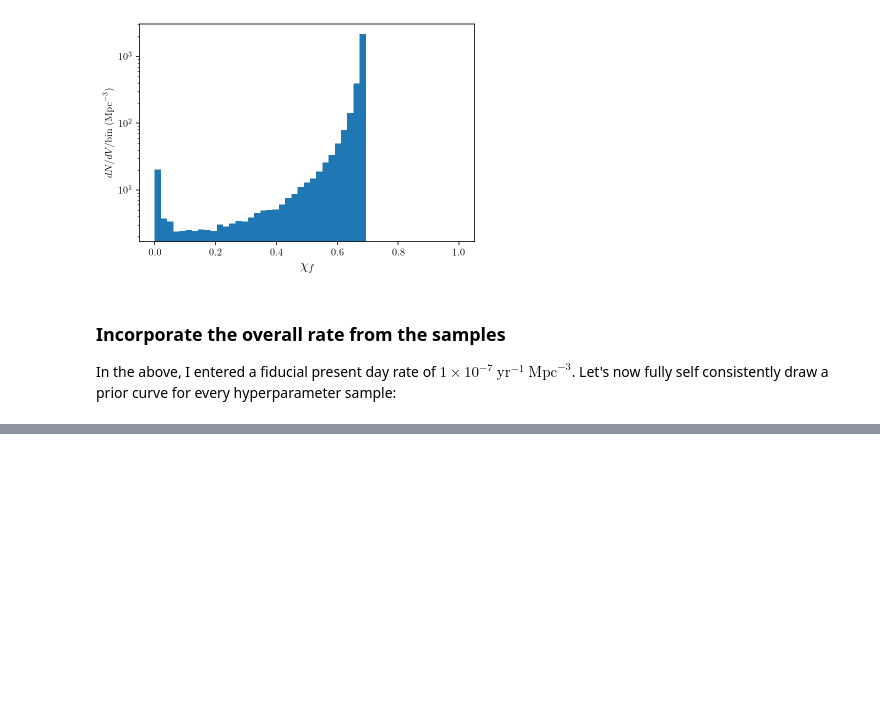
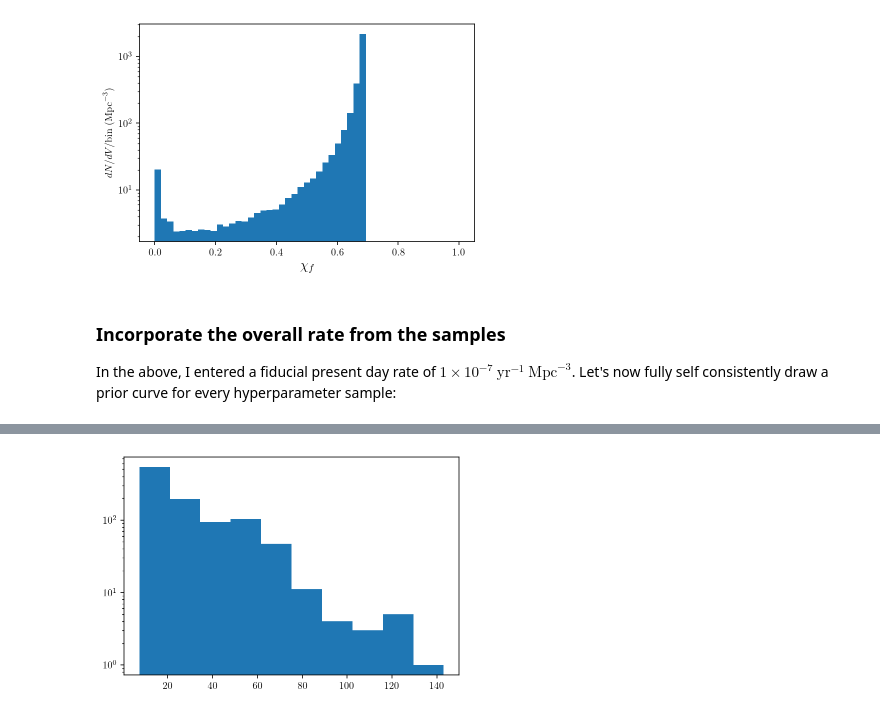
Before and after one commit to zodoctor/final_state_population, a Jupyter notebook: Final_State_Population.ipynb, the cells around one changed output, grey strips where cells are left out. Saved outputs shown, nothing was run; the diff lists cells and outputs as text; code cells hidden in the pictures; blank space fills up the shorter version.

```diff
--- a/Final_State_Population.ipynb
+++ b/Final_State_Population.ipynb
@@ -291,0 +610,7 @@ Text(0, 0.5, '$\\frac{dN}{d\\chi_f dV} (\\textrm{Mpc}^{-3})$')
+# %%
+for hypname in pops.keys():
+    hyp_dict = {param:hypersample[param] for param in hyp_name_dict[hypname]}
+    ps = pops[hypname](grids[hypname],**hyp_dict)
+pops[hypname](grids[hypname],**hyp_dict)
+# %% [output]
+[figure, added]
```
Also changed, not shown: parts of 27 cells of this notebook, 1 other file.
